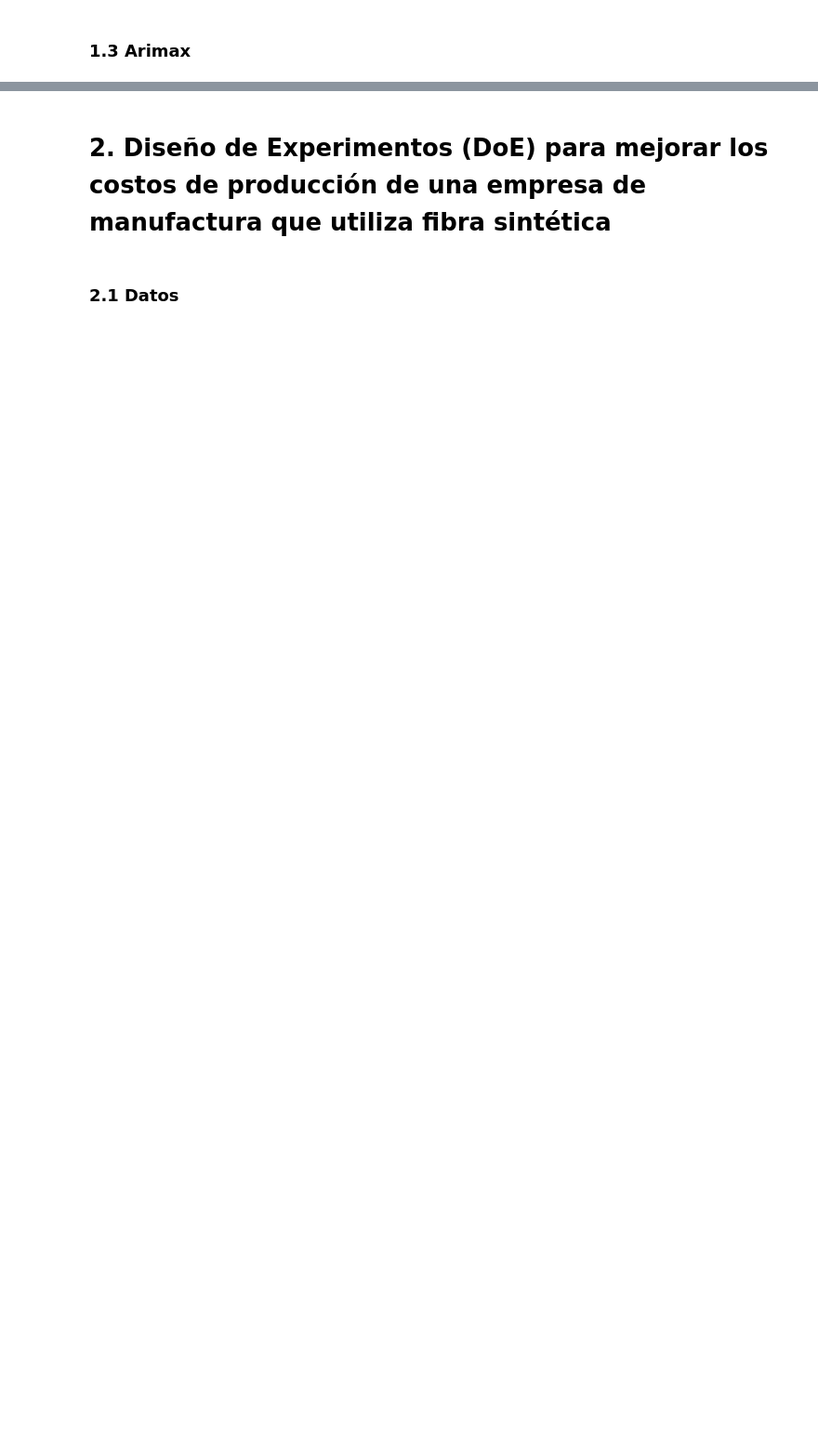
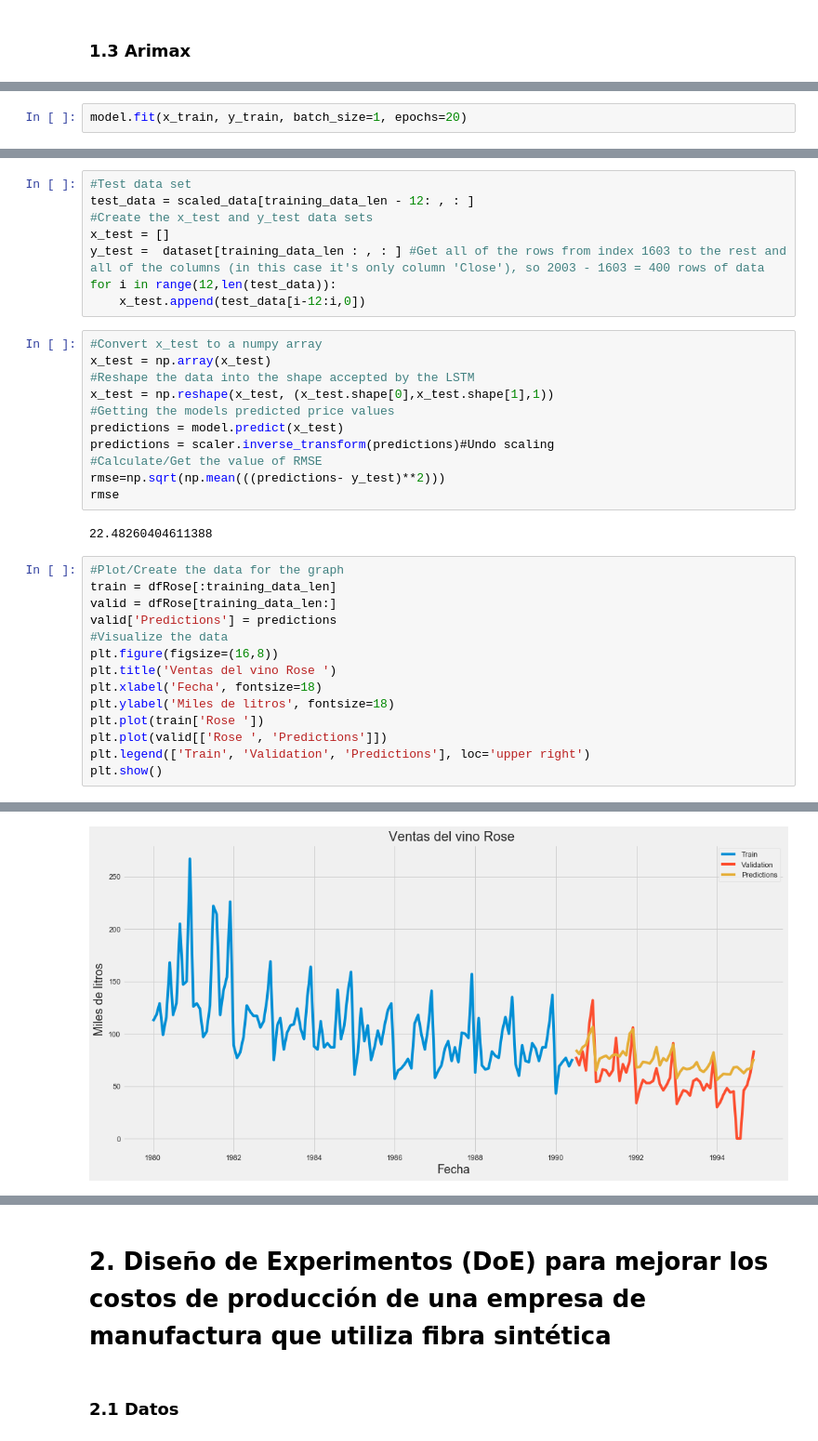
Before and after one commit to iazt/labIC, a Jupyter notebook: lab1/Australian Wine Forecast.ipynb, the cells around one changed output, grey strips where cells are left out. Shown at 93% size. Cells and saved outputs as stored; diff of their text form; blank space fills up the shorter version.

```diff
--- a/lab1/Australian Wine Forecast.ipynb
+++ b/lab1/Australian Wine Forecast.ipynb
@@ -125,0 +390,2 @@ plt.show()
+# %%
+model.fit(x_train, y_train, batch_size=1, epochs=20)
@@ -125,0 +411,36 @@ plt.show()
+# %%
+#Test data set
+test_data = scaled_data[training_data_len - 12: , : ]
+#Create the x_test and y_test data sets
+x_test = []
+y_test =  dataset[training_data_len : , : ] #Get all of the rows from index 1603 to the rest and all of the columns (in this case it's only column 'Close'), so 2003 - 1603 = 400 rows of data
+for i in range(12,len(test_data)):
+    x_test.append(test_data[i-12:i,0])
+# %%
+#Convert x_test to a numpy array
+x_test = np.array(x_test)
+#Reshape the data into the shape accepted by the LSTM
+x_test = np.reshape(x_test, (x_test.shape[0],x_test.shape[1],1))
+#Getting the models predicted price values
+predictions = model.predict(x_test)
+predictions = scaler.inverse_transform(predictions)#Undo scaling
+#Calculate/Get the value of RMSE
+rmse=np.sqrt(np.mean(((predictions- y_test)**2)))
+rmse
+# %% [output]
+22.48260404611388
+# %%
+#Plot/Create the data for the graph
+train = dfRose[:training_data_len]
+valid = dfRose[training_data_len:]
+valid['Predictions'] = predictions
+#Visualize the data
+plt.figure(figsize=(16,8))
+plt.title('Ventas del vino Rose ')
+plt.xlabel('Fecha', fontsize=18)
+plt.ylabel('Miles de litros', fontsize=18)
+plt.plot(train['Rose '])
+plt.plot(valid[['Rose ', 'Predictions']])
+plt.legend(['Train', 'Validation', 'Predictions'], loc='upper right')
+plt.show()
+# %% [output]
@@ -125,0 +452 @@ plt.show()
+[figure, added]
```
Also changed, not shown: parts of 53 cells of this notebook.
